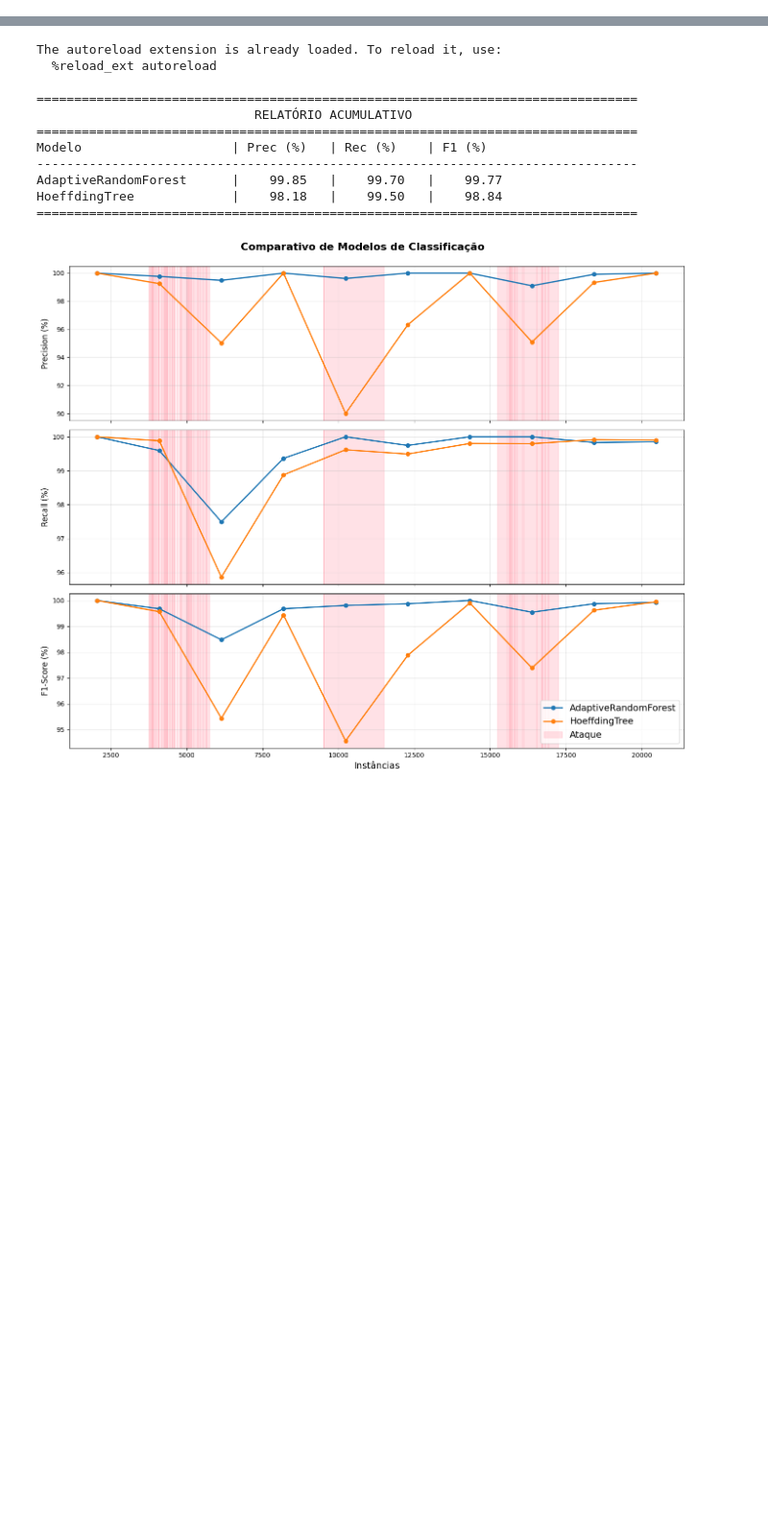
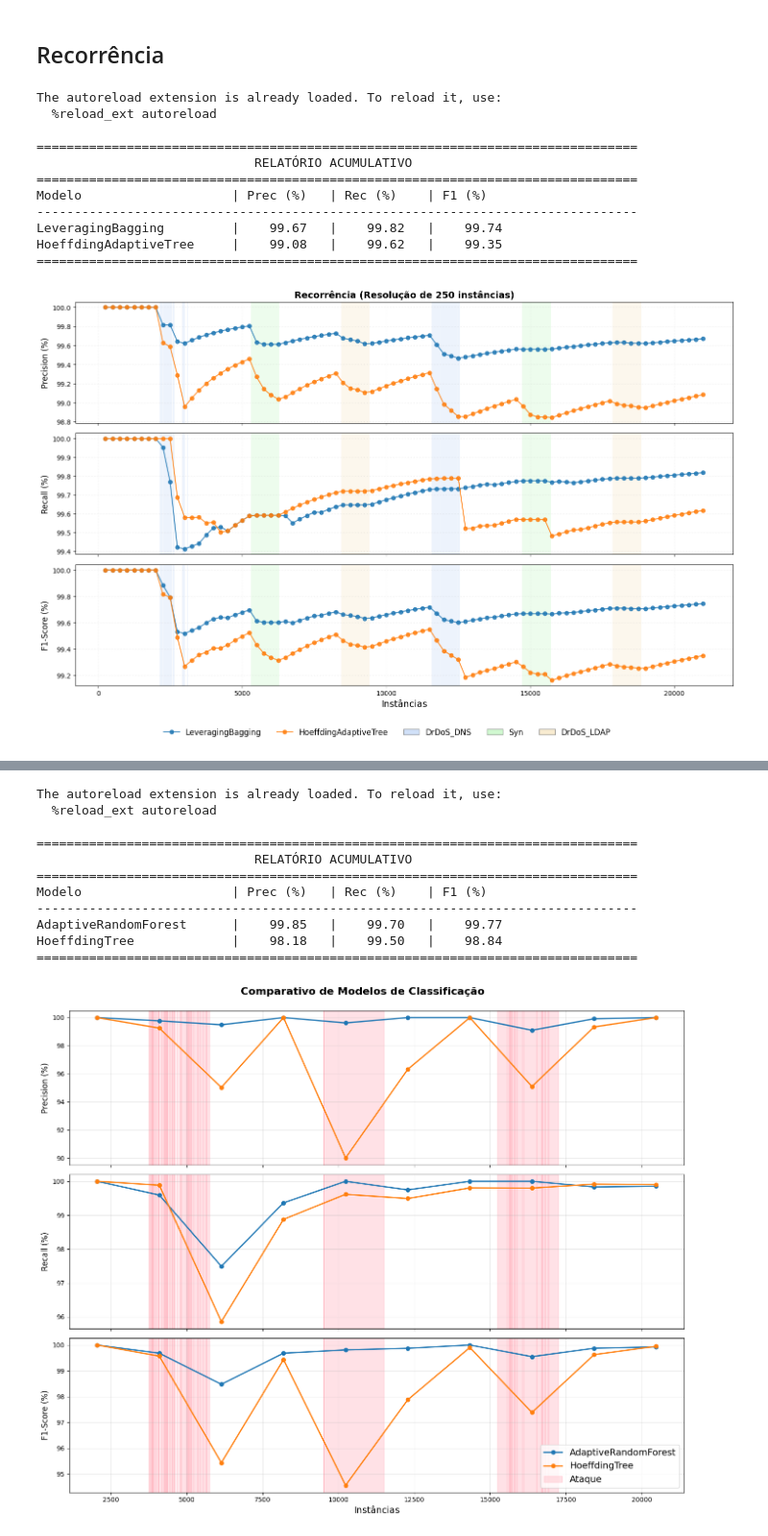
Before and after one commit to iRocktys/anomaly-detection-data-stream, a Jupyter notebook: Classification.ipynb, the cells around one changed output, grey strips where cells are left out. Shown at 96% size. Saved outputs shown, nothing was run; the diff lists cells and outputs as text; code cells hidden in the pictures; blank space fills up the shorter version.

```diff
--- a/Classification.ipynb
+++ b/Classification.ipynb
@@ -52,0 +257,65 @@ HoeffdingTree             |    99.90   |    99.99   |    99.95
+# %% [markdown]
+## Recorrência
+# %%
+%load_ext autoreload
+%autoreload 2
+
+import pandas as pd
+from src.Data.Processor import DataStreamProcessor
+from src.Classification.Pipeline import ClassificationExperimentRunner
+from src.Classification.Models import get_classification_models
+
+# Instancia o processador
+processor = DataStreamProcessor(logging=False)
+
+# Carrega o dataset
+# df = pd.read_csv('data/15k/Recorrência/Recorrência_25.csv')
+# df = pd.read_csv('data/15k/Recorrência/Recorrência_250.csv')
+# df = pd.read_csv('data/15k/Recorrência/Recorrência_500.csv')
+df = pd.read_csv('data/15k/Recorrência/Recorrência_1000.csv')
+# df = pd.read_csv('data/15k/Recorrência/Recorrência_2000.csv')
+
+# Criação do Stream
+stream, targets, features = processor.create_stream(
+    df=df,
+    target_label_col='Label',
+    binary_label=False,
+    normalize_method="StandardScaler",
+    threshold_var=0.005,
+    threshold_corr=None,
+    top_n_features=None,
+    return_stream=True,
+    extra_ignore_cols=['Source IP', 'Source Port', 'Destination IP', 'Destination Port', 'Protocol'],
+    imputation_method='mediana'
+)
+
+# Configurar os algoritmos
+algoritmos = get_classification_models(
+    stream.get_schema(),
+    selected_models=['HAT', 'LB']
+)
+
+# Instancia o objeto do experimento
+runner = ClassificationExperimentRunner(target_names=targets)
+
+# Executa a avaliação
+runner.run_classification_evaluation(
+    stream=stream,
+    algorithms=algoritmos,
+    window_size=250,
+    title="Recorrência",
+    target_class=0
+)
+# %% [output]
+The autoreload extension is already loaded. To reload it, use:
+  %reload_ext autoreload
+
+================================================================================
+                             RELATÓRIO ACUMULATIVO
+================================================================================
+Modelo                    | Prec (%)   | Rec (%)    | F1 (%)
+--------------------------------------------------------------------------------
+LeveragingBagging         |    99.67   |    99.82   |    99.74
+HoeffdingAdaptiveTree     |    99.08   |    99.62   |    99.35
+================================================================================
+[figure, added]
```
Also changed, not shown: parts of 12 cells of this notebook, 3 other files.
